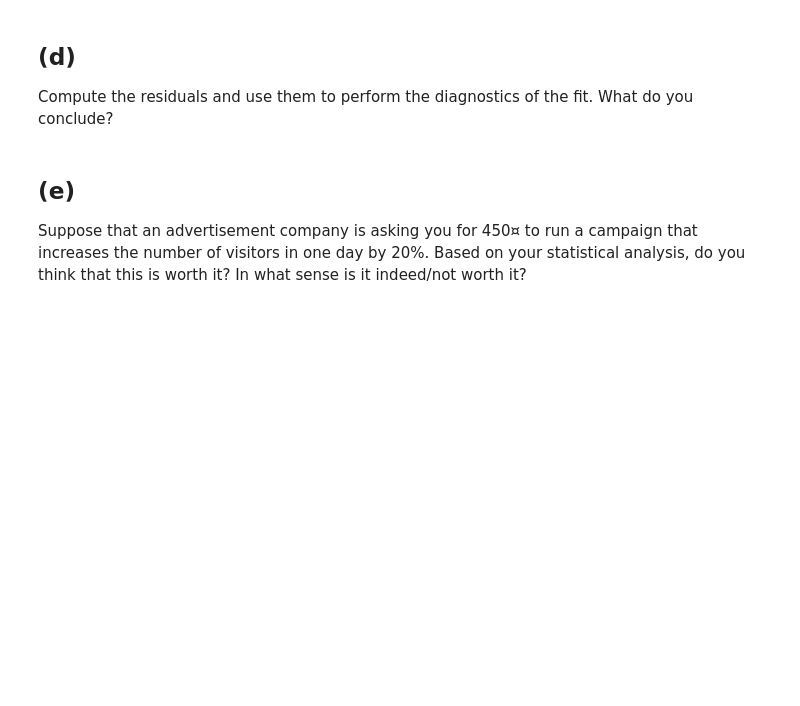
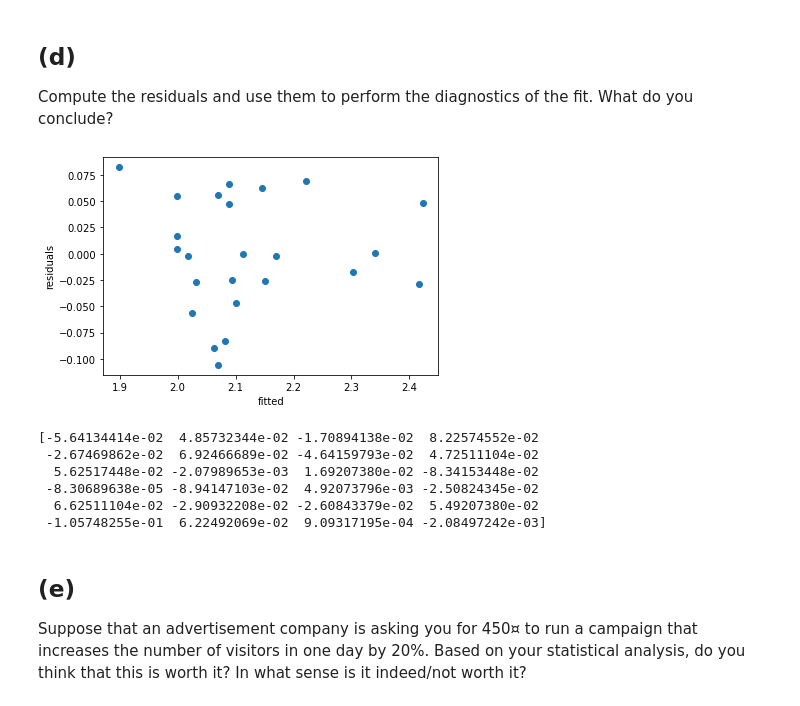
Before and after one commit to thutrangluu/Assignment_Stat, a Jupyter notebook: Assignment 2/Assignment 2 Statistics.ipynb, the cells around one changed output. Cells and saved outputs as stored; diff of their text form; code cells hidden in the pictures; blank space fills up the shorter version.

```diff
--- a/Assignment 2/Assignment 2 Statistics.ipynb
+++ b/Assignment 2/Assignment 2 Statistics.ipynb
@@ -254,6 +254,7 @@ print ("alpha =", intercept)
 print ("sigma^2 =", intercept)
 
 y_pred = intercept + slope * x
+residuals = y - y_pred
 
 plt.figure (figsize = (7,7))
 plt.scatter(x, y, color = 'red')
@@ -272,6 +273,21 @@ sigma^2 = 0.20035253062618907
 ## (d)
 
 Compute the residuals and use them to perform the diagnostics of the fit. What do you conclude?
+# %%
+plt.scatter(y_pred, residuals)
+plt.xlabel('fitted')
+plt.ylabel('residuals')
+plt.show()
+
+print(residuals)
+# %% [output]
+[figure, added]
+[-5.64134414e-02  4.85732344e-02 -1.70894138e-02  8.22574552e-02
+ -2.67469862e-02  6.92466689e-02 -4.64159793e-02  4.72511104e-02
+  5.62517448e-02 -2.07989653e-03  1.69207380e-02 -8.34153448e-02
+ -8.30689638e-05 -8.94147103e-02  4.92073796e-03 -2.50824345e-02
+  6.62511104e-02 -2.90932208e-02 -2.60843379e-02  5.49207380e-02
+ -1.05748255e-01  6.22492069e-02  9.09317195e-04 -2.08497242e-03]
 # %% [markdown]
 ## (e)
 
```
